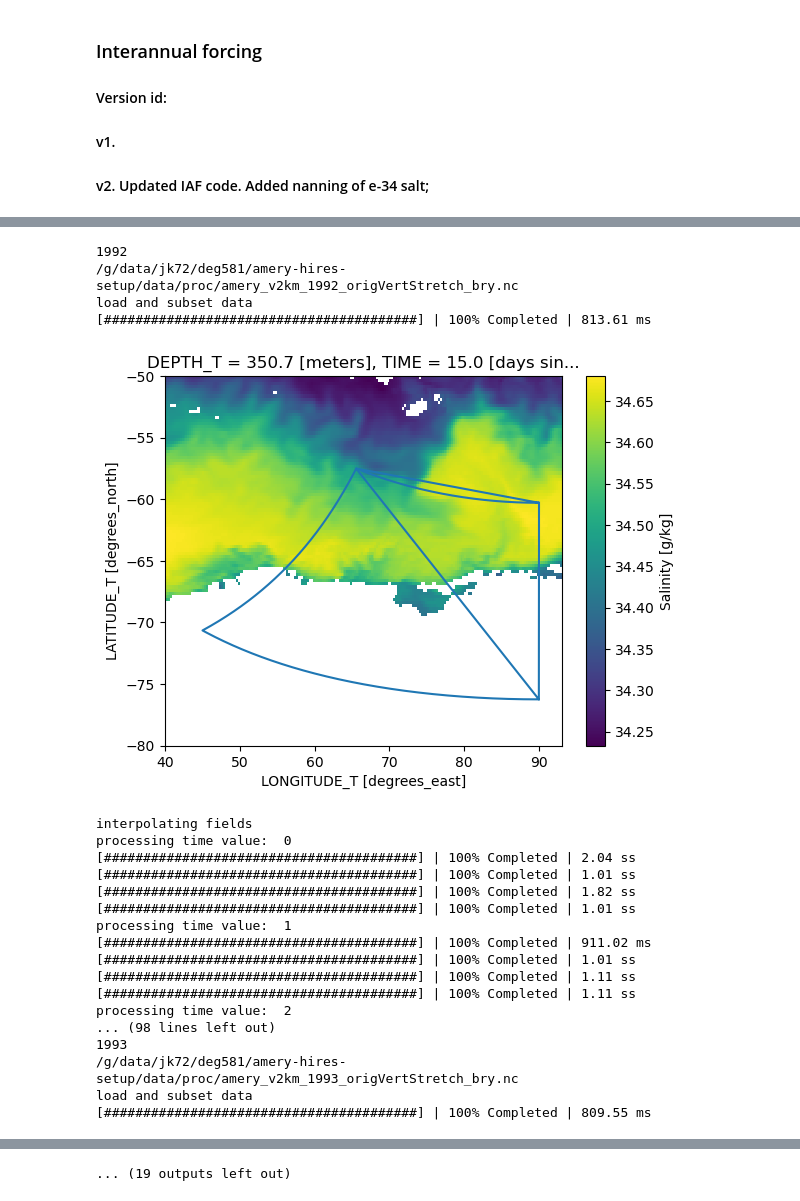
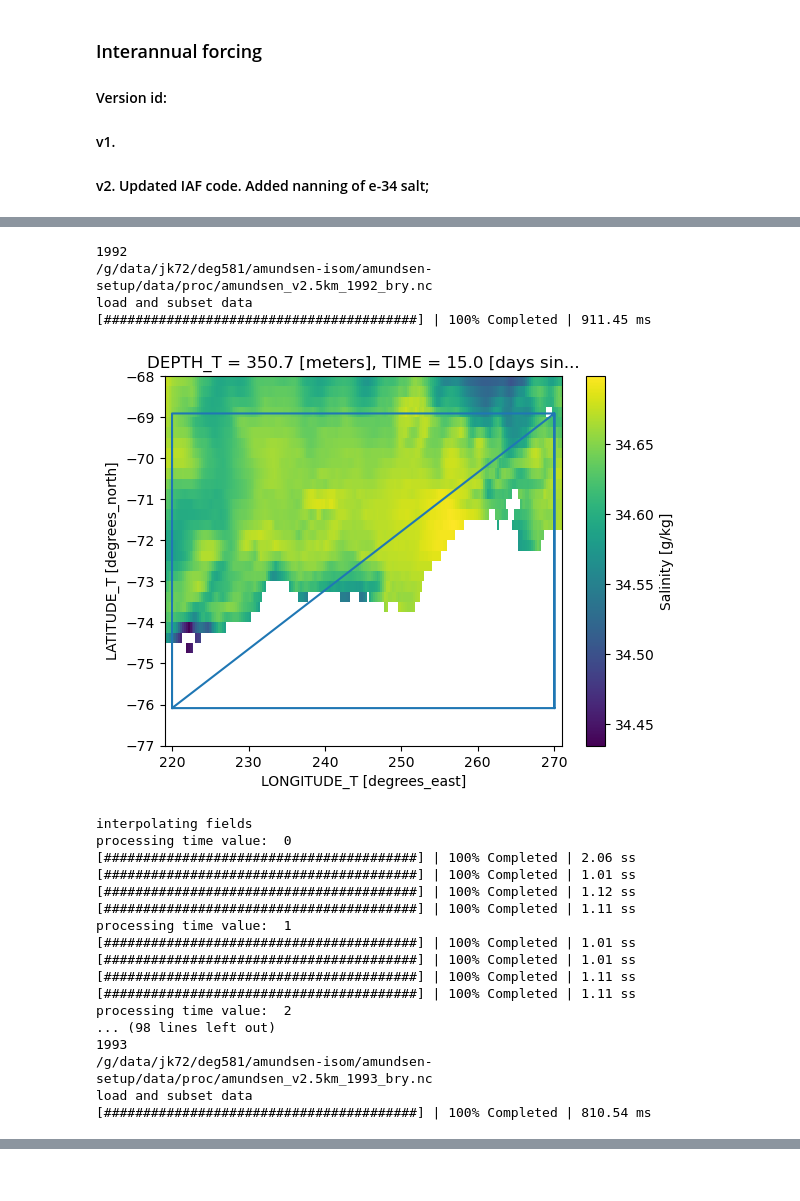
Before and after one commit to dgwyther/amundsen-setup, a Jupyter notebook: notebooks/make_bry-amundsen_ecco_IAF.ipynb, the cells around one changed output, grey strips where cells are left out. Drawn from its saved outputs; the diff is of its cells as text; code cells hidden in the pictures.

```diff
--- a/notebooks/make_bry-amundsen_ecco_IAF.ipynb
+++ b/notebooks/make_bry-amundsen_ecco_IAF.ipynb
@@ -49,7 +49,7 @@ year_start =  1992
 year_end = 2024 # run from year_start up to the beginning of year year_end
 
 # set user parameter and call main routine
-grd_file = os.path.join(data_dir,'proc','amery_v2km_v13_grd.nc')
+grd_file = os.path.join(data_dir,'proc','amundsen_2.5km_v1_grd.nc')
 
 import socket
 comp_name = socket.gethostname()
@@ -136,3 +139,4 @@ LonInterpSurface = np.concatenate((lon_rho_3d[:,:,0],lon_rho_3d[:,-1,:],lon_rho_
 # %%
 if LonInterpSurface.min() < 0:
     print('WARNING: VALUES BELOW 0, need to wrap longitude around by +360')
+    LonInterpSurface = LonInterpSurface % 360
@@ -158,8 +164,8 @@ for working_year in range(year_start,year_end):
     vvel_full = xr.open_mfdataset(vvel_file+'VVEL.1440x720x50.'+str(working_year)+'*.nc',decode_times=False)
 
     # subset data
-    lon_rho_max = grd.lon_rho.max().values+1
-    lon_rho_min = grd.lon_rho.min().values-1
+    lon_rho_max = (grd.lon_rho.max().values+1) % 360
+    lon_rho_min = (grd.lon_rho.min().values-1) % 360
     lat_rho_max = grd.lat_rho.max().values+1
     lat_rho_min = grd.lat_rho.min().values-1
 
@@ -536,50 +542,50 @@ for working_year in range(year_start,year_end):
                     'v_south':v_south_da,
                     'ubar_south':ubar_south_da,
                     'vbar_south':vbar_south_da,
                     'zeta_south':zeta_south_da,
                     'temp_east':temp_east_da,
                     'salt_east':salt_east_da,
                     'u_east':u_east_da,
                     'v_east':v_east_da,
                     'ubar_east':ubar_east_da,
                     'vbar_east':vbar_east_da,
                     'zeta_east':zeta_east_da,
                     'temp_west':temp_west_da,
                     'salt_west':salt_west_da,
                     'u_west':u_west_da,
                     'v_west':v_west_da,
                     'ubar_west':ubar_west_da,
                     'vbar_west':vbar_west_da,
                     'zeta_west':zeta_west_da},
                 attrs={'title':'ROMS Lateral Boundaries',
                         'history': 'BOUNDARY file using make_bry.py,'+str(datetime.date.today()),
                         'clim_name':out_file,
                         'grd_file':grd_file,
                         'type': 'BOUNDARY file'})
 
 
     print('saving to',out_file)
     frc.to_netcdf(out_file, unlimited_dims=["zeta_time", "temp_time", "v2d_time", "v3d_time","salt_time"])
 # %% [output]
 1992
-/g/data/jk72/deg581/amery-hires-setup/data/proc/amery_v2km_1992_origVertStretch_bry.nc
+/g/data/jk72/deg581/amundsen-isom/amundsen-setup/data/proc/amundsen_v2.5km_1992_bry.nc
 load and subset data
-[########################################] | 100% Completed | 813.61 ms
+[########################################] | 100% Completed | 911.45 ms
-[figure, old version]
+[figure, new version]
 interpolating fields
 processing time value:  0
-[########################################] | 100% Completed | 2.04 ss
+[########################################] | 100% Completed | 2.06 ss
 [########################################] | 100% Completed | 1.01 ss
-[########################################] | 100% Completed | 1.82 ss
+[########################################] | 100% Completed | 1.12 ss
+[########################################] | 100% Completed | 1.11 ss
+processing time value:  1
 [########################################] | 100% Completed | 1.01 ss
-processing time value:  1
-[########################################] | 100% Completed | 911.02 ms
 [########################################] | 100% Completed | 1.01 ss
 [########################################] | 100% Completed | 1.11 ss
 [########################################] | 100% Completed | 1.11 ss
 processing time value:  2
 ... (98 lines left out)
 1993
-/g/data/jk72/deg581/amery-hires-setup/data/proc/amery_v2km_1993_origVertStretch_bry.nc
+/g/data/jk72/deg581/amundsen-isom/amundsen-setup/data/proc/amundsen_v2.5km_1993_bry.nc
 load and subset data
-[########################################] | 100% Completed | 809.55 ms
+[########################################] | 100% Completed | 810.54 ms
@@ -659,4 +628,3 @@ load and subset data
-... (19 outputs left out)
 # %%
 
 # Iterate over all variables in the dataset
```
Also changed, not shown: parts of 7 cells of this notebook, 5 other files.
